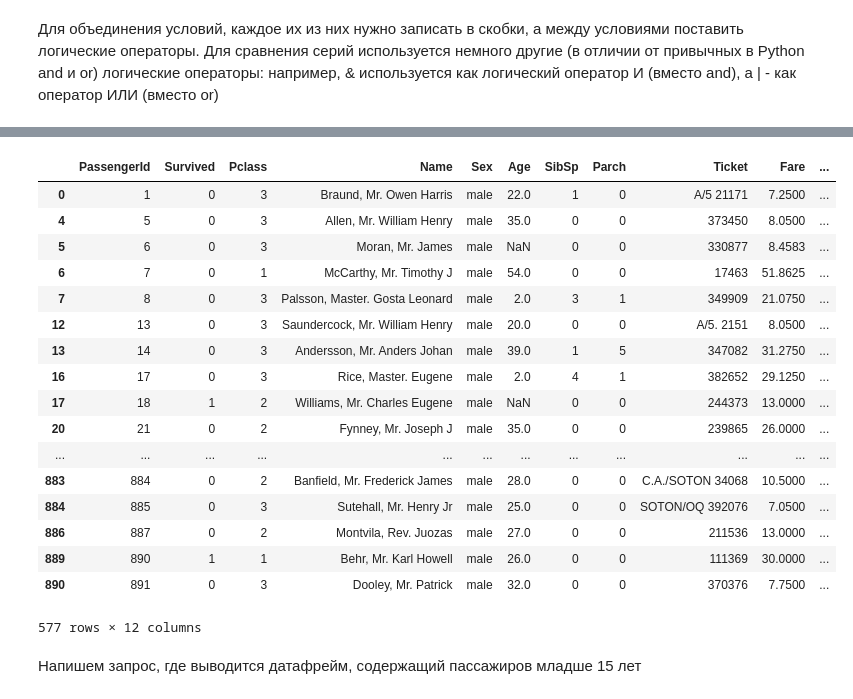
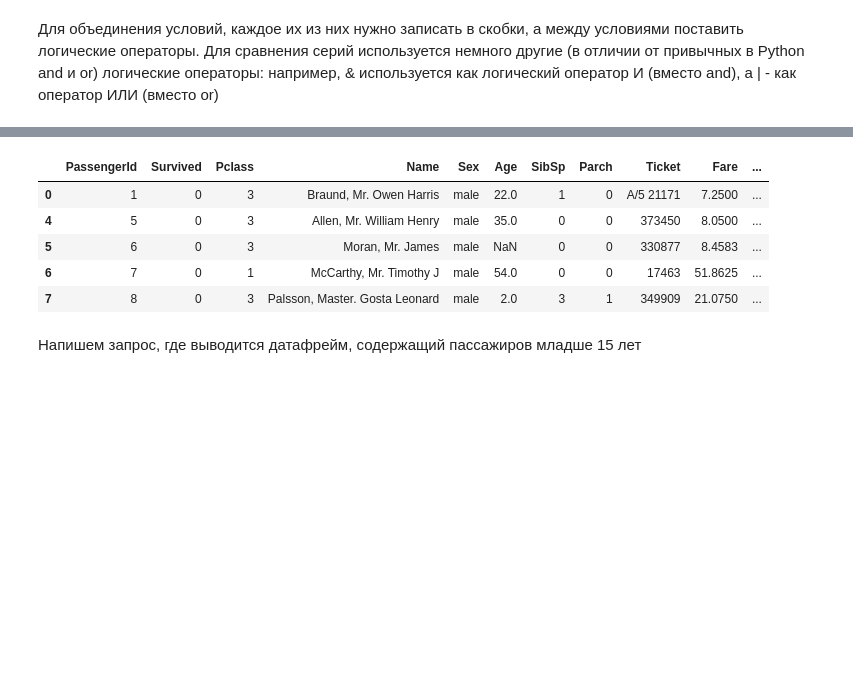
Before and after one commit to Kereat/Notes, a Jupyter notebook: 2. Введение в Pandas/Pandas.ipynb, the cells around one changed output, grey strips where cells are left out. Cells and saved outputs as stored; diff of their text form; code cells hidden in the pictures; blank space fills up the shorter version.

```diff
--- a/2. Введение в Pandas/Pandas.ipynb
+++ b/2. Введение в Pandas/Pandas.ipynb
@@ -14,3 +88,3 @@ import numpy as np
 # %%
-df = pd.read_csv('train.csv')
+df = pd.read_csv('../Data/Titanic/train.csv')
 # %% [markdown]
@@ -602,24 +627,12 @@ df.loc[(df['Sex'] == 'female') & (df['Age'] > age_mean)]
 # %%
-df.query("Sex == 'male'")
+df.query("Sex == 'male'").head()
 # %% [output]
 |  | PassengerId | Survived | Pclass | Name | Sex | Age | SibSp | Parch | Ticket | Fare | ... |
 | 0 | 1 | 0 | 3 | Braund, Mr. Owen Harris | male | 22.0 | 1 | 0 | A/5 21171 | 7.2500 | ... |
 | 4 | 5 | 0 | 3 | Allen, Mr. William Henry | male | 35.0 | 0 | 0 | 373450 | 8.0500 | ... |
 | 5 | 6 | 0 | 3 | Moran, Mr. James | male | NaN | 0 | 0 | 330877 | 8.4583 | ... |
 | 6 | 7 | 0 | 1 | McCarthy, Mr. Timothy J | male | 54.0 | 0 | 0 | 17463 | 51.8625 | ... |
 | 7 | 8 | 0 | 3 | Palsson, Master. Gosta Leonard | male | 2.0 | 3 | 1 | 349909 | 21.0750 | ... |
-| 12 | 13 | 0 | 3 | Saundercock, Mr. William Henry | male | 20.0 | 0 | 0 | A/5. 2151 | 8.0500 | ... |
-| 13 | 14 | 0 | 3 | Andersson, Mr. Anders Johan | male | 39.0 | 1 | 5 | 347082 | 31.2750 | ... |
-| 16 | 17 | 0 | 3 | Rice, Master. Eugene | male | 2.0 | 4 | 1 | 382652 | 29.1250 | ... |
-| 17 | 18 | 1 | 2 | Williams, Mr. Charles Eugene | male | NaN | 0 | 0 | 244373 | 13.0000 | ... |
-| 20 | 21 | 0 | 2 | Fynney, Mr. Joseph J | male | 35.0 | 0 | 0 | 239865 | 26.0000 | ... |
-| ... | ... | ... | ... | ... | ... | ... | ... | ... | ... | ... | ... |
-| 883 | 884 | 0 | 2 | Banfield, Mr. Frederick James | male | 28.0 | 0 | 0 | C.A./SOTON 34068 | 10.5000 | ... |
-| 884 | 885 | 0 | 3 | Sutehall, Mr. Henry Jr | male | 25.0 | 0 | 0 | SOTON/OQ 392076 | 7.0500 | ... |
-| 886 | 887 | 0 | 2 | Montvila, Rev. Juozas | male | 27.0 | 0 | 0 | 211536 | 13.0000 | ... |
-| 889 | 890 | 1 | 1 | Behr, Mr. Karl Howell | male | 26.0 | 0 | 0 | 111369 | 30.0000 | ... |
-| 890 | 891 | 0 | 3 | Dooley, Mr. Patrick | male | 32.0 | 0 | 0 | 370376 | 7.7500 | ... |
-577 rows × 12 columns
 # %% [markdown]
 Напишем запрос, где выводится датафрейм, содержащий пассажиров младше 15 лет
 # %%
```
Also changed, not shown: parts of 132 cells of this notebook.
